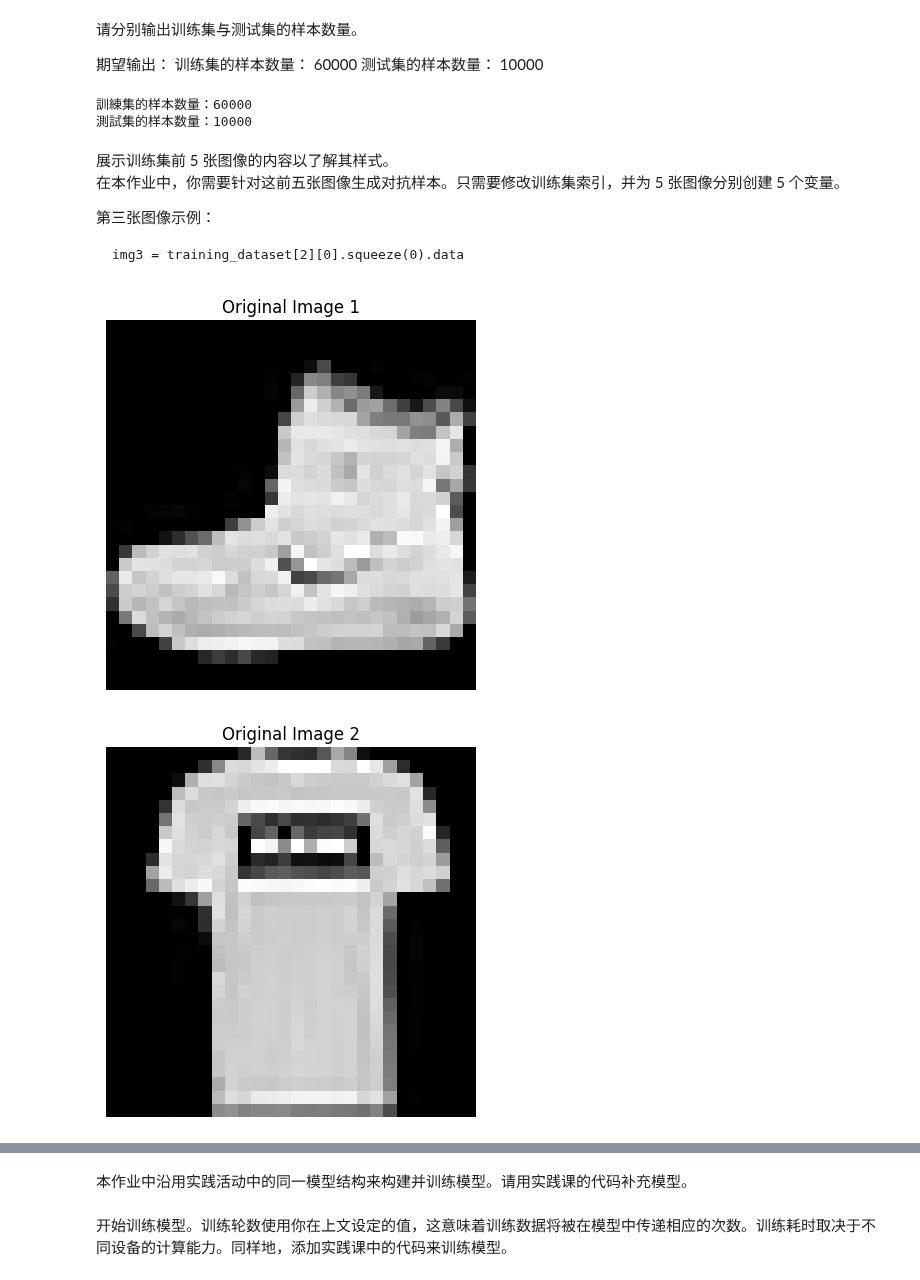
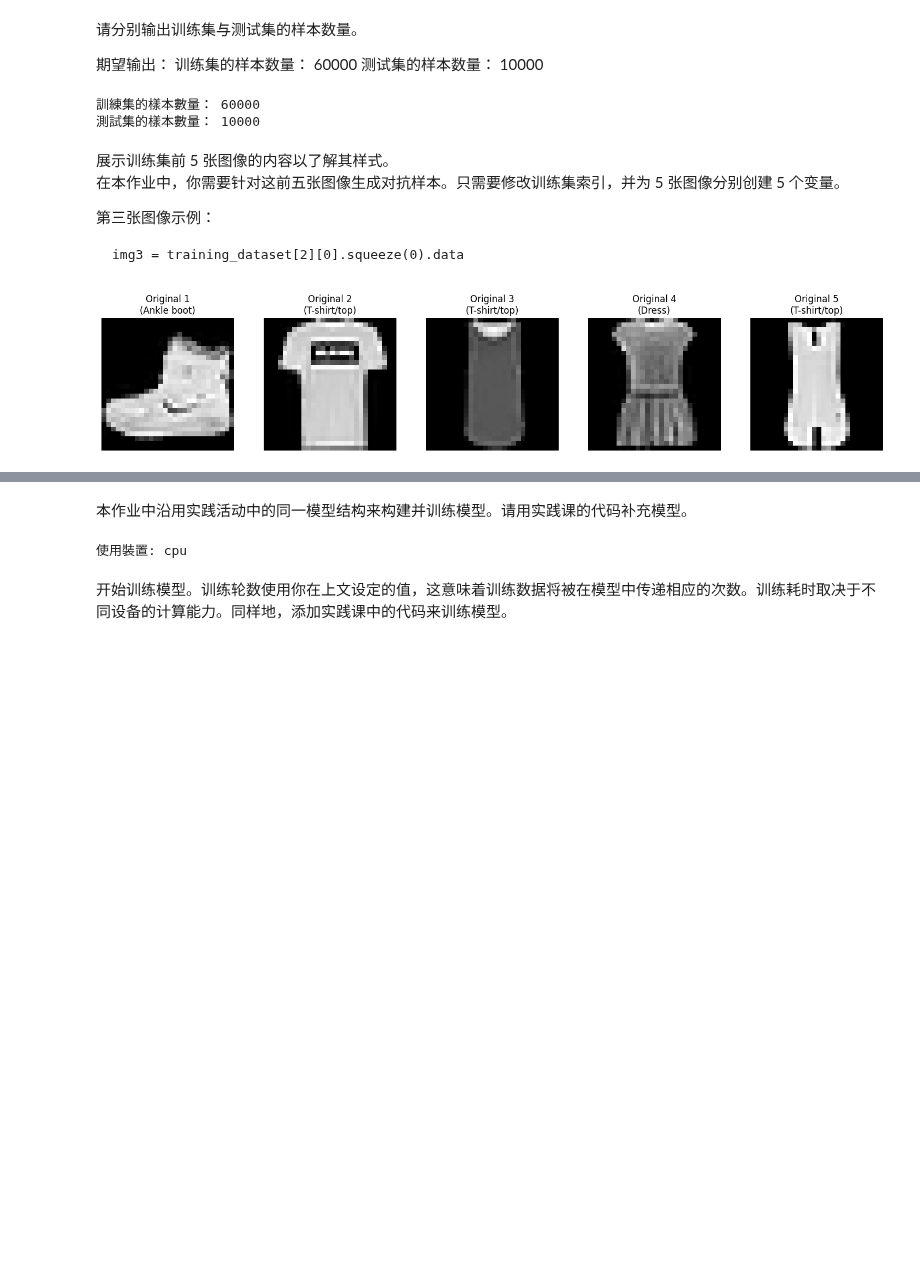
Before and after one commit to pokai-huang0828/UTS_workspace, a Jupyter notebook: Cybersecurity Analytics and Insights/A3a/評估3a 黃柏凱 PoKai Huang 26254793.ipynb, the cells around one changed output, grey strips where cells are left out. Cells and saved outputs as stored; diff of their text form; code cells hidden in the pictures; blank space fills up the shorter version.

```diff
--- a/Cybersecurity Analytics and Insights/A3a/評估3a 黃柏凱 PoKai Huang 26254793.ipynb
+++ b/Cybersecurity Analytics and Insights/A3a/評估3a 黃柏凱 PoKai Huang 26254793.ipynb
@@ -63,15 +62,12 @@ test_loader = DataLoader(dataset=test_dataset, batch_size=batch_size, shuffle=Fa
     训练集的样本数量：  60000
     测试集的样本数量：  10000
 # %%
-# 请分别输出训练集与测试集的样本数量。
-
-# 期望输出： 1.训练集的样本数量：60000 ; 2.测试集的样本数量： 10000
-
-print(f"訓練集的样本数量：{len(train_dataset)}")
-print(f"測試集的样本数量：{len(test_dataset)}")
+# 輸出樣本數量
+print(f"訓練集的樣本數量： {len(train_dataset)}")
+print(f"測試集的樣本數量： {len(test_dataset)}")
 # %% [output]
-訓練集的样本数量：60000
-測試集的样本数量：10000
+訓練集的樣本數量： 60000
+測試集的樣本數量： 10000
 # %% [markdown]
 展示训练集前 5 张图像的内容以了解其样式。
 在本作业中，你需要针对这前五张图像生成对抗样本。只需要修改训练集索引，并为 5 张图像分别创建 5 个变量。
@@ -80,19 +76,16 @@ print(f"測試集的样本数量：{len(test_dataset)}")
 
     img3 = training_dataset[2][0].squeeze(0).data
 # %%
-# 展示训练集前 5 张图像的内容以了解其样式。
-# 在本作业中，你需要针对这前五张图像生成对抗样本。只需要修改训练集索引，并为 5 张图像分别创建 5 个变量。
-
-# 第三张图像示例：
-
-#     img3 = training_dataset[2][0].squeeze(0).data
-
+# 展示訓練集前 5 張圖像 及其對應的類別標籤 （使用類別列表中的名稱而非索引）
+fig, axes = plt.subplots(1, 5, figsize=(15, 3))
 for i in range(5):
-    img = train_dataset[i][0].squeeze(0).data
-    plt.imshow(img, cmap='gray')
-    plt.title(f"Original Image {i+1}")
-    plt.axis('off')
-    plt.show()
+    img = train_dataset[i][0].squeeze(0).numpy()
+    label_idx = train_dataset[i][1]
+    # 顯示圖像並設置標題為類別名稱
+    axes[i].imshow(img, cmap='gray')
+    axes[i].set_title(f"Original {i+1}\n({classes[label_idx]})")
+    axes[i].axis('off')
+plt.tight_layout()
+plt.show()
 # %% [output]
-[figure, old version]
+[figure, new version]
-[figure, removed]
@@ -102,8 +92,11 @@ for i in range(5):
 # %% [markdown]
 本作业中沿用实践活动中的同一模型结构来构建并训练模型。请用实践课的代码补充模型。
 # %%
-# 本作业中沿用实践活动中的同一模型结构来构建并训练模型。请用实践课的代码补充模型。
+# 偵測並設定運算裝置 (如果有可用的 GPU 就使用 GPU，否則使用 CPU)
+device = torch.device("cuda" if torch.cuda.is_available() else "cpu")
+print(f"使用裝置: {device}")
 
+# 定義神經網路結構 (與實踐課相同的結構) - 這裡使用了兩層卷積層和兩層全連接層的簡單 CNN 結構
 class Net(nn.Module):
     def __init__(self):
         super(Net, self).__init__()
@@ -121,11 +114,11 @@ class Net(nn.Module):
         x = self.fc2(x)
         return x
 
-device = torch.device("cuda" if torch.cuda.is_available() else "cpu")
 model = Net().to(device)
-
 criterion = nn.CrossEntropyLoss()
-optimizer = torch.optim.Adam(model.parameters(), lr=learning_rate)
+optimizer = optim.Adam(model.parameters(), lr=learning_rate)
+# %% [output]
+使用裝置: cpu
 # %% [markdown]
 开始训练模型。训练轮数使用你在上文设定的值，这意味着训练数据将被在模型中传递相应的次数。训练耗时取决于不同设备的计算能力。同样地，添加实践课中的代码来训练模型。
 # %%
```
Also changed, not shown: parts of 10 cells of this notebook, 8 other files.
